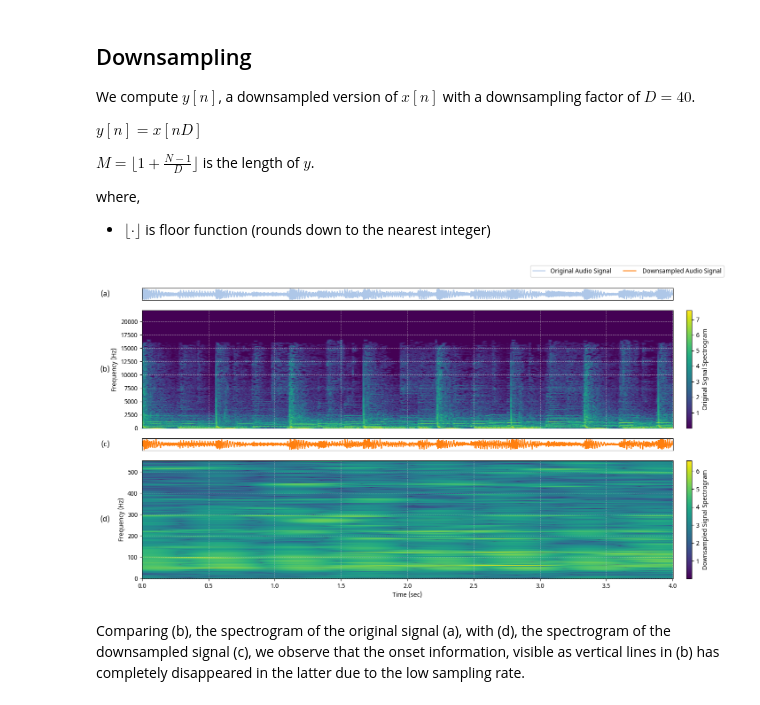
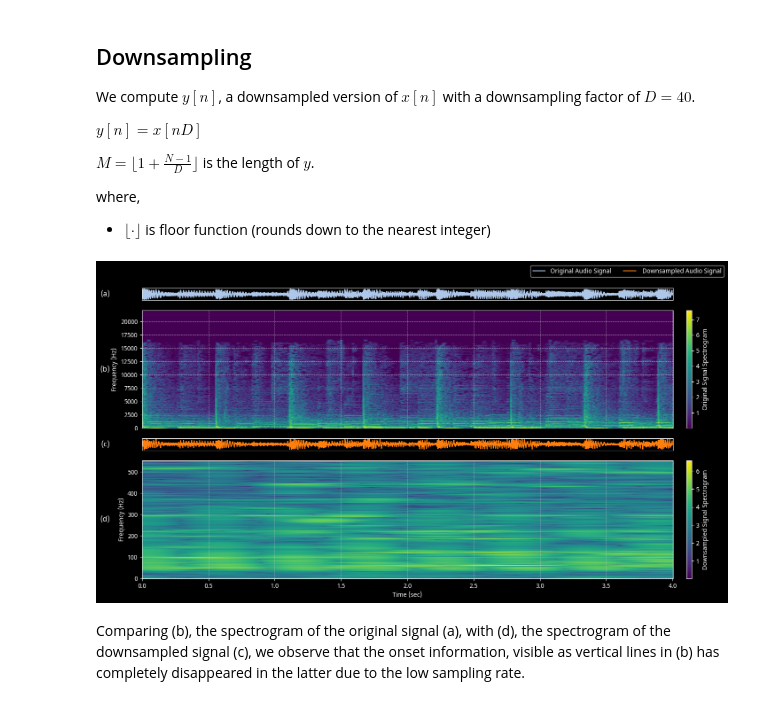
Before and after one commit to meluron-codecafe/devquest, a Jupyter notebook: notebooks/ONSET-_[2017]_On_Musical_Onset_Detection_via_the_S-Transform.ipynb, the cells around one changed output. Saved outputs shown, nothing was run; the diff lists cells and outputs as text; code cells hidden in the pictures.

```diff
--- a/notebooks/ONSET-_[2017]_On_Musical_Onset_Detection_via_the_S-Transform.ipynb
+++ b/notebooks/ONSET-_[2017]_On_Musical_Onset_Detection_via_the_S-Transform.ipynb
@@ -83,17 +83,17 @@ y = x[::D]
 sr = sr // D
 # %%
 # Visualization
-fig = ms.fig("amam", abc=True)
+fig = ms.fig("amam", abc=True, dark_mode=True)
 fig.add_signal(x, np.arange(x.size) / SR, label="Original Audio Signal", grid=False)
 fig.add_matrix(*spectrogram(x, SR, 1024, 160, 10), o="lower", label="Original Signal Spectrogram", ylabel="Frequency (Hz)")
 
 fig.add_signal(y, np.arange(y.size) / sr, label=" Downsampled Audio Signal", grid=False)
 fig.add_matrix(*spectrogram(y, sr, 1024, 160 // D, 10), o="lower", label="Downsampled Signal Spectrogram", ylabel="Frequency (Hz)")
 
 fig.add_xlabel("Time (sec)")
 fig.add_legend(0.92)
 # %% [output]
-[figure, old version]
+[figure, new version]
 # %% [markdown]
 Comparing (b), the spectrogram of the original signal (a), with (d), the spectrogram of the downsampled signal (c), we observe that the onset information, visible as vertical lines in (b) has completely disappeared in the latter due to the low sampling rate.
 # %% [markdown]
```
Also changed, not shown: parts of 7 cells of this notebook, 5 other files.
